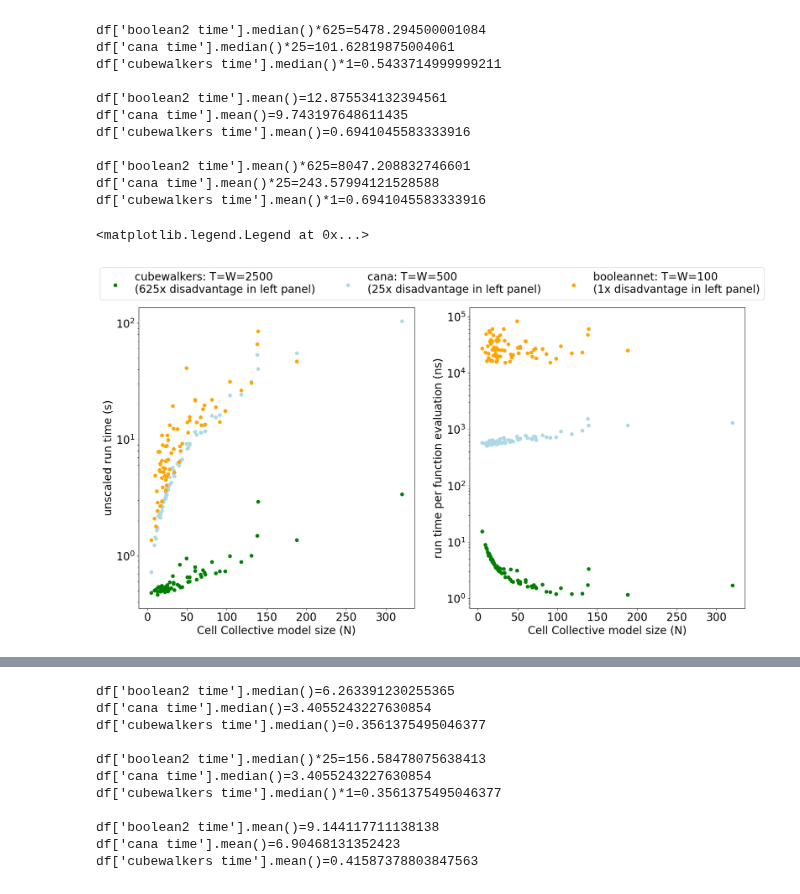
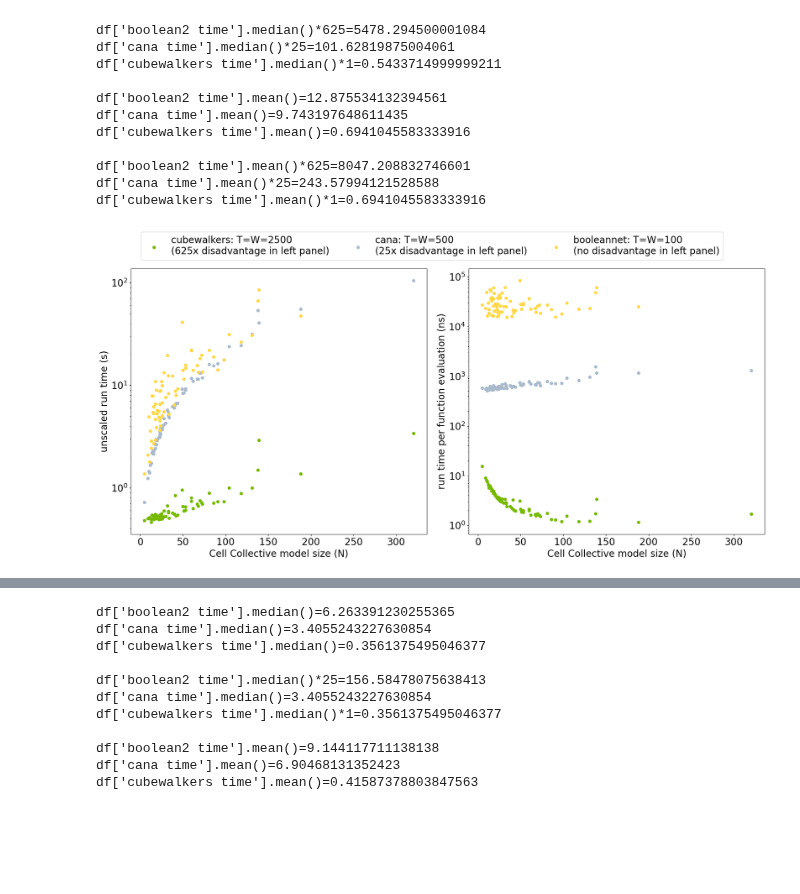
Before and after one commit to kyuhyongpark/cubewalkers-analysis, a Jupyter notebook: simple_benchmark_plots.ipynb, the cells around one changed output, grey strips where cells are left out. Cells and saved outputs as stored; diff of their text form; code cells hidden in the pictures; blank space fills up the shorter version.

Commit message:
small correction to plots

```diff
--- a/simple_benchmark_plots.ipynb
+++ b/simple_benchmark_plots.ipynb
@@ -56,36 +56,35 @@ df['cubewalkers time'].mean()*1=0.6941045583333916
 # %%
 fig,ax = plt.subplots(1,2,figsize=(20, 10))
 fig.set_facecolor('white')
 
 boolean2_ops = df['boolean2 timesteps']*df['boolean2 walkers']
 cana_ops = df['cana timesteps']*df['cana walkers']
 cubewalkers_ops = df['cubewalkers timesteps']*df['cubewalkers walkers']
 
-ax[0].scatter(df['model size'],df['cubewalkers time'], c='green', label=f'cubewalkers: T=W=2500')
-ax[0].scatter(df['model size'],df['cana time'], c='lightblue', label=f'cana: T=W=500')
-ax[0].scatter(df['model size'],df['boolean2 time'], c= 'orange', label=f'booleannet: T=W=100')
+ax[0].scatter(df['model size'],df['cubewalkers time'], c='#76b900', label=f'cubewalkers: T=W=2500')
+ax[0].scatter(df['model size'],df['cana time'], c='#AABACD', label=f'cana: T=W=500')
+ax[0].scatter(df['model size'],df['boolean2 time'], c= '#FFD848', label=f'booleannet: T=W=100')
 ax[0].set_yscale('log')
 ax[0].set_ylabel('unscaled run time (s)')
 ax[0].set_xlabel('Cell Collective model size (N)')
 
 ax[1].set_title(' ')
-ax[1].scatter(df['model size'],1e9*df['cubewalkers time']/cubewalkers_ops/df['model size'], c='green', label='cubewalkers')
-ax[1].scatter(df['model size'],1e9*df['cana time']/cana_ops/df['model size'], c='lightblue', label='cana')
-ax[1].scatter(df['model size'],1e9*df['boolean2 time']/boolean2_ops/df['model size'], c= 'orange', label='booleannet')
+ax[1].scatter(df['model size'],1e9*df['cubewalkers time']/cubewalkers_ops/df['model size'], c='#76b900', label='cubewalkers')
+ax[1].scatter(df['model size'],1e9*df['cana time']/cana_ops/df['model size'], c='#AABACD', label='cana')
+ax[1].scatter(df['model size'],1e9*df['boolean2 time']/boolean2_ops/df['model size'], c= '#FFD848', label='booleannet')
 ax[1].set_yscale('log')
 ax[1].set_ylabel('run time per function evaluation (ns)')
 ax[1].set_xlabel('Cell Collective model size (N)')
 
-fig.legend(["cubewalkers: T=W=2500\n(625x disadvantage in left panel)","cana: T=W=500\n(25x disadvantage in left panel)","booleannet: T=W=100\n(1x disadvantage in left panel)"],loc='upper center',ncols=3)
+fig.legend(["cubewalkers: T=W=2500\n(625x disadvantage in left panel)","cana: T=W=500\n(25x disadvantage in left panel)","booleannet: T=W=100\n(no disadvantage in left panel)"],loc='upper center',ncols=3)
 fig.tight_layout()
 plt.subplots_adjust(top=0.875)
 fig.savefig('data/corrected_models/figures/benchmarks.png')
 fig.tight_layout() # not sure why this needs to be done twice, but without this, the legend is cut off in the pdf
 plt.subplots_adjust(top=0.875)
 fig.savefig('data/corrected_models/figures/benchmarks.pdf')
 # %% [output]
-<matplotlib.legend.Legend at 0x...>
-[figure, old version]
+[figure, new version]
 # %%
 df = pd.read_csv("./data/simple_benchmarks_spaceboy.csv")
 df
```
Also changed, not shown: parts of 1 cell of this notebook, 4 other files.
